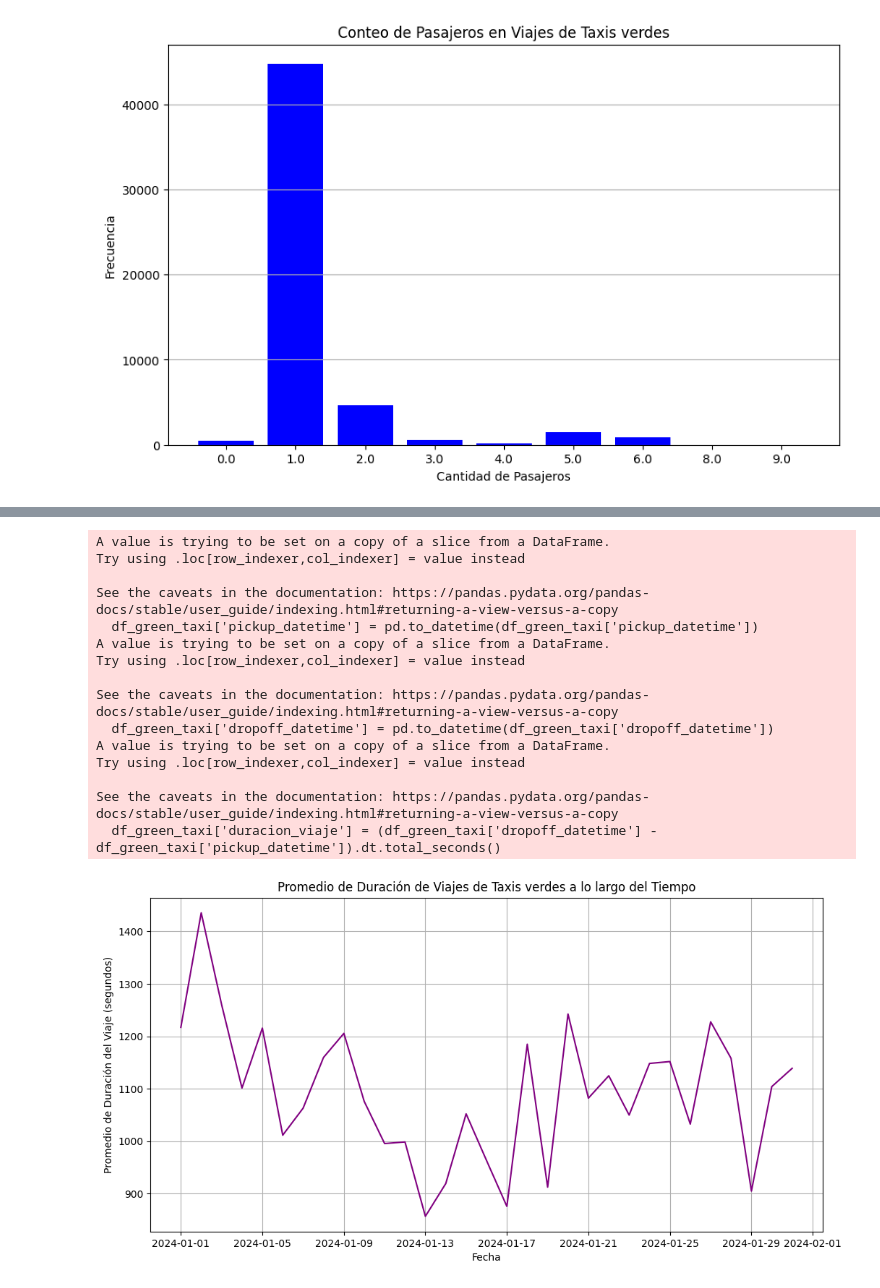
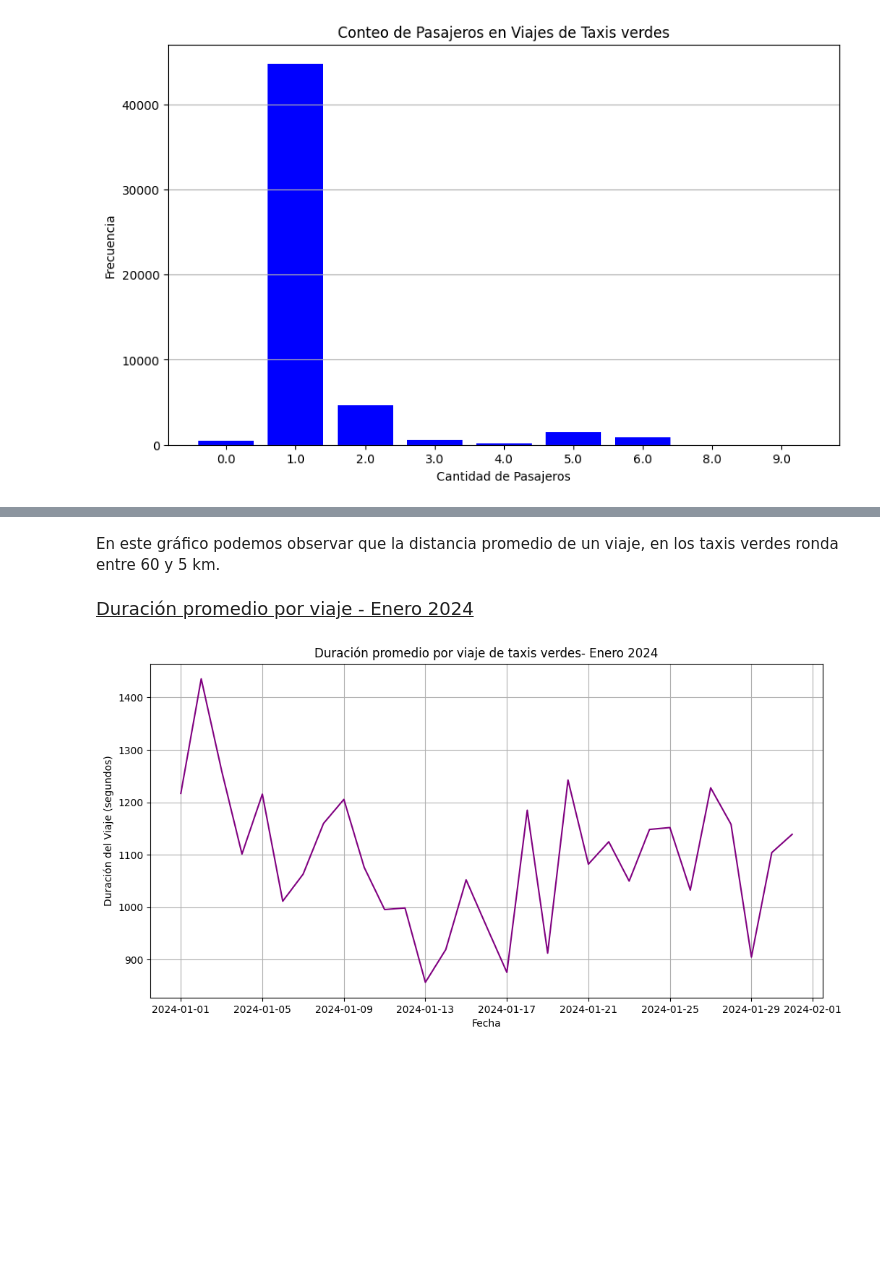
Before and after one commit to hansonvel96/PF_GROUP_03_NYC_TAXIS, a Jupyter notebook: EDA-taxis.ipynb, the cells around one changed output, grey strips where cells are left out. Saved outputs shown, nothing was run; the diff lists cells and outputs as text; code cells hidden in the pictures; blank space fills up the shorter version.

```diff
--- a/EDA-taxis.ipynb
+++ b/EDA-taxis.ipynb
@@ -395,39 +334,24 @@ See the caveats in the documentation: https://pandas.pydata.org/pandas-docs/stab
+# %% [markdown]
+<p style="font-size:15px;">En este gráfico podemos observar que la distancia promedio de un viaje, en los taxis verdes ronda entre 60 y 5 km.</p>
+# %% [markdown]
+<p style="font-size:18px;"><u>Duración promedio por viaje - Enero 2024</u> </p>
 # %%
-# Filtrar los datos para incluir solo los viajes de taxis verdes
-df_green_taxi = df_taxis[df_taxis['taxi_type'] == 'green']
 
-# Convertir las columnas de fecha de los viajes al formato de fecha adecuado si no están en ese formato
-df_green_taxi['pickup_datetime'] = pd.to_datetime(df_green_taxi['pickup_datetime'])
-df_green_taxi['dropoff_datetime'] = pd.to_datetime(df_green_taxi['dropoff_datetime'])
+df_green_taxi = df_taxis[df_taxis['taxi_type'] == 'green'].copy()
 
-# Calcular la duración de los viajes
-df_green_taxi['duracion_viaje'] = (df_green_taxi['dropoff_datetime'] - df_green_taxi['pickup_datetime']).dt.total_seconds()
+df_green_taxi.loc[:, 'pickup_datetime'] = pd.to_datetime(df_green_taxi['pickup_datetime'])
+df_green_taxi.loc[:, 'dropoff_datetime'] = pd.to_datetime(df_green_taxi['dropoff_datetime'])
 
-# Calcular el promedio de la duración de los viajes por fecha
+df_green_taxi.loc[:, 'duracion_viaje'] = (df_green_taxi['dropoff_datetime'] - df_green_taxi['pickup_datetime']).dt.total_seconds()
+
 promedio_duracion_fecha = df_green_taxi.groupby(df_green_taxi['pickup_datetime'].dt.date)['duracion_viaje'].mean()
 
-# Graficar el promedio de la duración de los viajes a lo largo del tiempo
 plt.figure(figsize=(12, 6))
 promedio_duracion_fecha.plot(kind='line', color='purple')
 plt.xlabel('Fecha')
-plt.ylabel('Promedio de Duración del Viaje (segundos)')
-plt.title('Promedio de Duración de Viajes de Taxis verdes a lo largo del Tiempo')
+plt.ylabel('Duración del Viaje (segundos)')
+plt.title('Duración promedio por viaje de taxis verdes- Enero 2024')
 plt.grid(True)
 plt.show()
 # %% [output]
-A value is trying to be set on a copy of a slice from a DataFrame.
-Try using .loc[row_indexer,col_indexer] = value instead
-
-See the caveats in the documentation: https://pandas.pydata.org/pandas-docs/stable/user_guide/indexing.html#returning-a-view-versus-a-copy
-  df_green_taxi['pickup_datetime'] = pd.to_datetime(df_green_taxi['pickup_datetime'])
-A value is trying to be set on a copy of a slice from a DataFrame.
-Try using .loc[row_indexer,col_indexer] = value instead
-
-See the caveats in the documentation: https://pandas.pydata.org/pandas-docs/stable/user_guide/indexing.html#returning-a-view-versus-a-copy
-  df_green_taxi['dropoff_datetime'] = pd.to_datetime(df_green_taxi['dropoff_datetime'])
-A value is trying to be set on a copy of a slice from a DataFrame.
-Try using .loc[row_indexer,col_indexer] = value instead
-
-See the caveats in the documentation: https://pandas.pydata.org/pandas-docs/stable/user_guide/indexing.html#returning-a-view-versus-a-copy
-  df_green_taxi['duracion_viaje'] = (df_green_taxi['dropoff_datetime'] - df_green_taxi['pickup_datetime']).dt.total_seconds()
-[figure, old version]
+[figure, new version]
```
Also changed, not shown: parts of 83 cells of this notebook, 4 other files.
